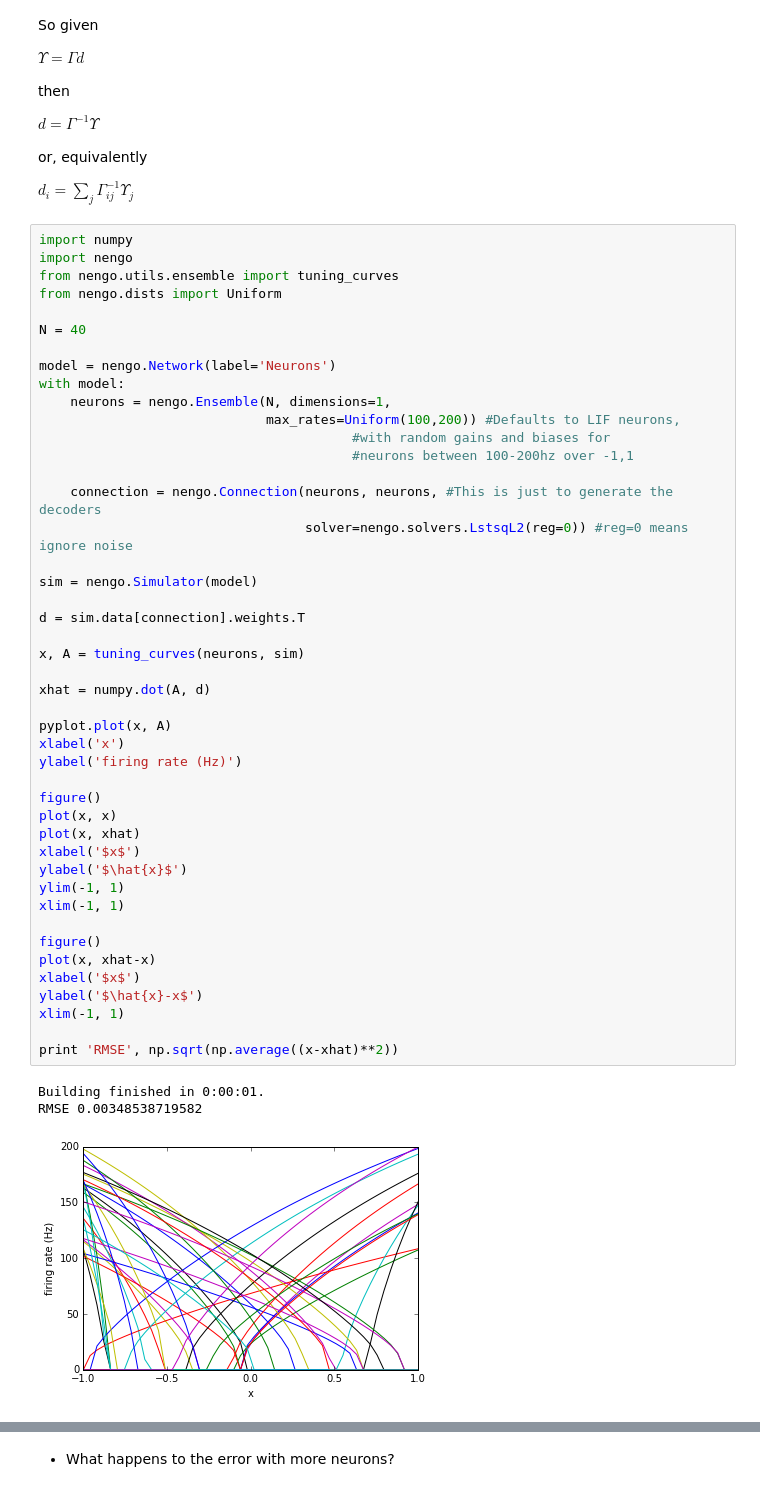
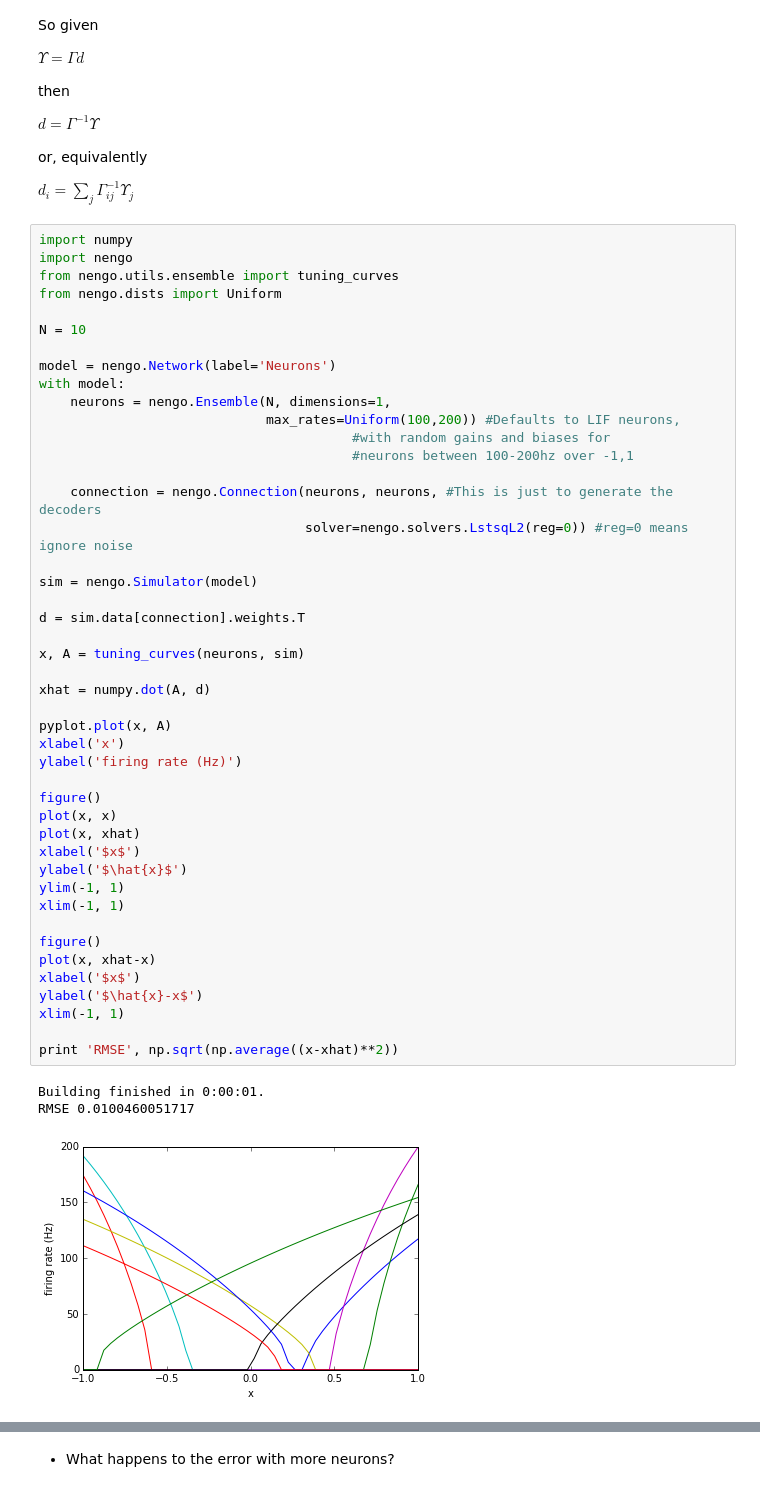
Before and after one commit to celiasmith/syde556, a Jupyter notebook: SYDE 556 Lecture 2 Representation.ipynb, the cells around one changed output, grey strips where cells are left out. Cells and saved outputs as stored; diff of their text form.

```diff
--- a/SYDE 556 Lecture 2 Representation.ipynb
+++ b/SYDE 556 Lecture 2 Representation.ipynb
@@ -412,7 +412,7 @@ import nengo
 from nengo.utils.ensemble import tuning_curves
 from nengo.dists import Uniform
 
-N = 40
+N = 10
 
 model = nengo.Network(label='Neurons')
 with model:
@@ -426,32 +426,32 @@ with model:
 
 sim = nengo.Simulator(model)
 
 d = sim.data[connection].weights.T
 
 x, A = tuning_curves(neurons, sim)
 
 xhat = numpy.dot(A, d)
 
 pyplot.plot(x, A)
 xlabel('x')
 ylabel('firing rate (Hz)')
 
 figure()
 plot(x, x)
 plot(x, xhat)
 xlabel('$x$')
 ylabel('$\hat{x}$')
 ylim(-1, 1)
 xlim(-1, 1)
 
 figure()
 plot(x, xhat-x)
 xlabel('$x$')
 ylabel('$\hat{x}-x$')
 xlim(-1, 1)
 
 print 'RMSE', np.sqrt(np.average((x-xhat)**2))
 # %% [output]
 Building finished in 0:00:01.
-RMSE 0.00348538719582
+RMSE 0.0100460051717
-[figure, old version]
+[figure, new version]
```
Also changed, not shown: parts of 5 cells of this notebook, 6 other files.
